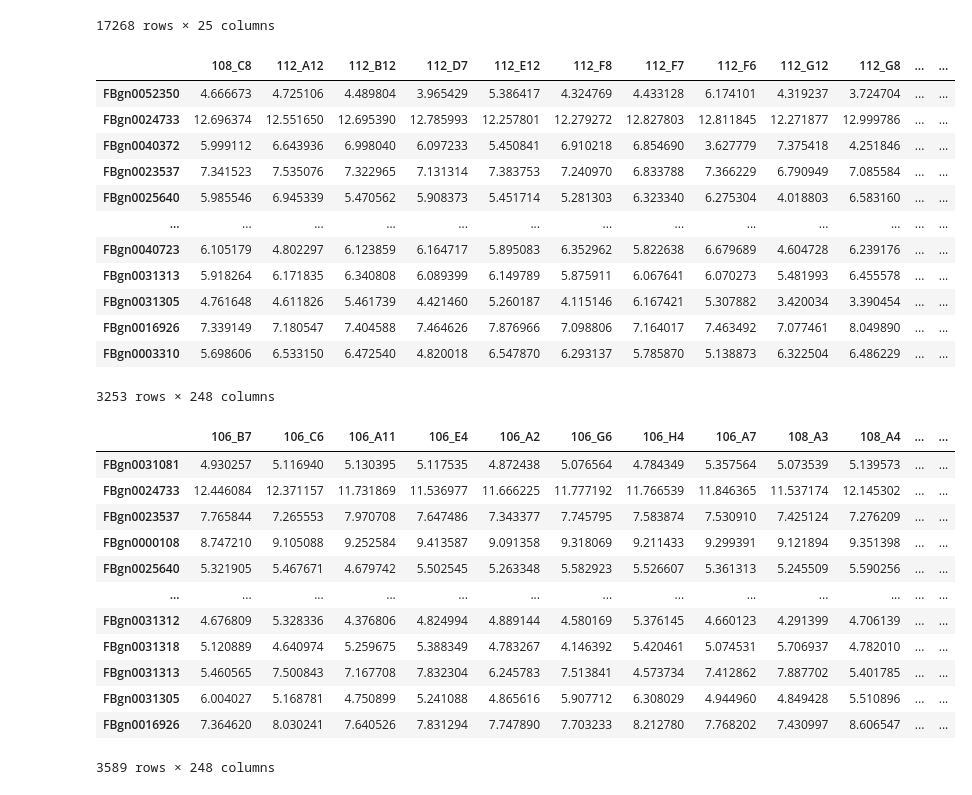
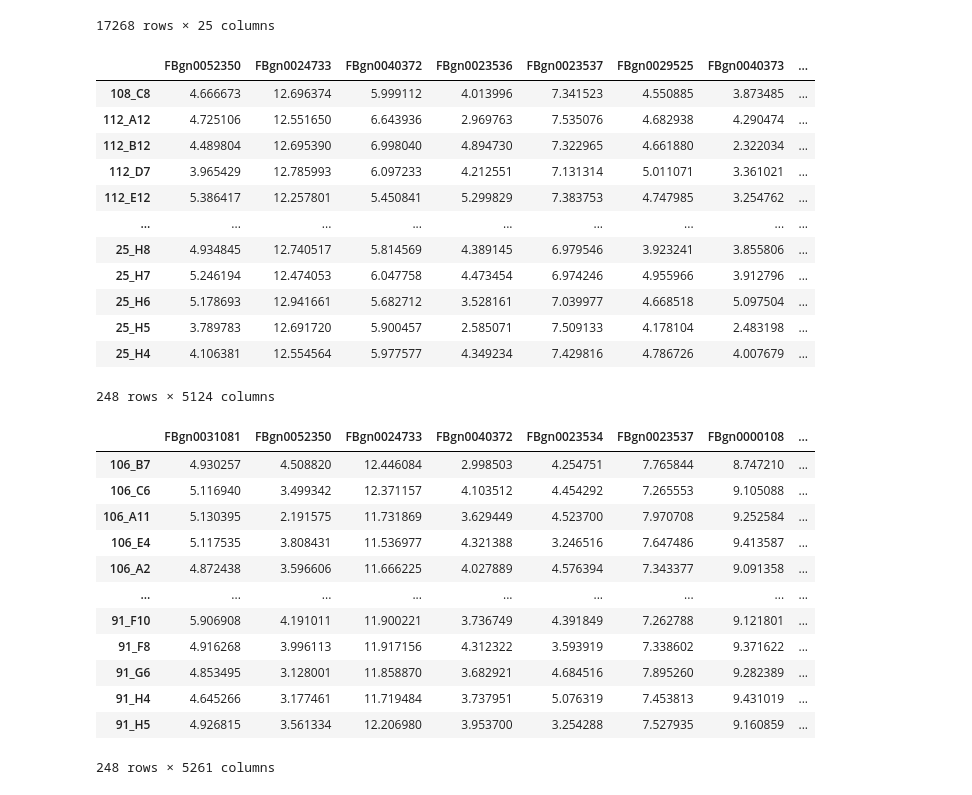
Before and after one commit to diogro/NEX-HS_C-GxE, a Jupyter notebook: SBM/Control-BodyHead - NetworkStats.ipynb, the cells around one changed output. Cells and saved outputs as stored; diff of their text form; code cells hidden in the pictures.

Commit message:
WGCNA runs on large graphs

```diff
--- a/SBM/Control-BodyHead - NetworkStats.ipynb
+++ b/SBM/Control-BodyHead - NetworkStats.ipynb
@@ -140,8 +140,8 @@ gene_stats["body"].append(gene_stats["head"])
 # %%
 gene_stats["body"].append(gene_stats["head"]).to_csv("../data/output/connectivity_stats_VOOMCounts_CPM1_headbody_ctrl_onlygenesinmainchr_covfree_Jul21.21.csv")
 # %%
-g_body = load_graph("../data/output/SBM/graphs/body_fdrLevel-1e-05_genes-3253_density-0.052.xml.gz")
-g_head = load_graph("../data/output/SBM/graphs/head_fdrLevel-0.0001_genes-3589_density-0.021.xml.gz")
+g_body = load_graph("../data/output/SBM/graphs/body_fdrLevel-0.001_genes-5124_density-0.059.xml.gz")
+g_head = load_graph("../data/output/SBM/graphs/head_fdrLevel-0.01_genes-5261_density-0.033.xml.gz")
 # %%
 ### Input expression data
 folder = "/Genomics/ayroleslab2/lamaya/bigProject/eQTLcatalog/modularity/matrices/"
@@ -149,34 +149,36 @@ gene_expr_body = pd.read_table(folder + "VOOMCounts_CPM1_body_ctrl_249ind_counts
 gene_expr_head = pd.read_table(folder + "VOOMCounts_CPM1_head_ctrl_248ind_counts3M_covfree_Aug3121.txt")
 gene_expr_dict = {"head": gene_expr_head.T, "body": gene_expr_body.T}
 # %%
-saveGeneTable(g_body, gene_expr_dict["body"], "body_table_MMC_fdrLevel-1e-05.csv", transpose = True)
+saveGeneTable(g_body, gene_expr_dict["body"], "../data/output/SBM/body_table_MMC_fdrLevel-1e-03.csv", transpose = True)
+saveGeneTable(g_body, gene_expr_dict["body"], "../data/output/SBM/body_table_WGCNA_fdrLevel-1e-03.csv")
 # %% [output]
-|  | 108_C8 | 112_A12 | 112_B12 | 112_D7 | 112_E12 | 112_F8 | 112_F7 | 112_F6 | 112_G12 | 112_G8 | ... | ... |
-| FBgn0052350 | 4.666673 | 4.725106 | 4.489804 | 3.965429 | 5.386417 | 4.324769 | 4.433128 | 6.174101 | 4.319237 | 3.724704 | ... | ... |
-| FBgn0024733 | 12.696374 | 12.551650 | 12.695390 | 12.785993 | 12.257801 | 12.279272 | 12.827803 | 12.811845 | 12.271877 | 12.999786 | ... | ... |
-| FBgn0040372 | 5.999112 | 6.643936 | 6.998040 | 6.097233 | 5.450841 | 6.910218 | 6.854690 | 3.627779 | 7.375418 | 4.251846 | ... | ... |
-| FBgn0023537 | 7.341523 | 7.535076 | 7.322965 | 7.131314 | 7.383753 | 7.240970 | 6.833788 | 7.366229 | 6.790949 | 7.085584 | ... | ... |
-| FBgn0025640 | 5.985546 | 6.945339 | 5.470562 | 5.908373 | 5.451714 | 5.281303 | 6.323340 | 6.275304 | 4.018803 | 6.583160 | ... | ... |
-| ... | ... | ... | ... | ... | ... | ... | ... | ... | ... | ... | ... | ... |
-| FBgn0040723 | 6.105179 | 4.802297 | 6.123859 | 6.164717 | 5.895083 | 6.352962 | 5.822638 | 6.679689 | 4.604728 | 6.239176 | ... | ... |
-| FBgn0031313 | 5.918264 | 6.171835 | 6.340808 | 6.089399 | 6.149789 | 5.875911 | 6.067641 | 6.070273 | 5.481993 | 6.455578 | ... | ... |
-| FBgn0031305 | 4.761648 | 4.611826 | 5.461739 | 4.421460 | 5.260187 | 4.115146 | 6.167421 | 5.307882 | 3.420034 | 3.390454 | ... | ... |
-| FBgn0016926 | 7.339149 | 7.180547 | 7.404588 | 7.464626 | 7.876966 | 7.098806 | 7.164017 | 7.463492 | 7.077461 | 8.049890 | ... | ... |
-| FBgn0003310 | 5.698606 | 6.533150 | 6.472540 | 4.820018 | 6.547870 | 6.293137 | 5.785870 | 5.138873 | 6.322504 | 6.486229 | ... | ... |
+|  | FBgn0052350 | FBgn0024733 | FBgn0040372 | FBgn0023536 | FBgn0023537 | FBgn0029525 | FBgn0040373 | ... |
+| 108_C8 | 4.666673 | 12.696374 | 5.999112 | 4.013996 | 7.341523 | 4.550885 | 3.873485 | ... |
+| 112_A12 | 4.725106 | 12.551650 | 6.643936 | 2.969763 | 7.535076 | 4.682938 | 4.290474 | ... |
+| 112_B12 | 4.489804 | 12.695390 | 6.998040 | 4.894730 | 7.322965 | 4.661880 | 2.322034 | ... |
+| 112_D7 | 3.965429 | 12.785993 | 6.097233 | 4.212551 | 7.131314 | 5.011071 | 3.361021 | ... |
+| 112_E12 | 5.386417 | 12.257801 | 5.450841 | 5.299829 | 7.383753 | 4.747985 | 3.254762 | ... |
+| ... | ... | ... | ... | ... | ... | ... | ... | ... |
+| 25_H8 | 4.934845 | 12.740517 | 5.814569 | 4.389145 | 6.979546 | 3.923241 | 3.855806 | ... |
+| 25_H7 | 5.246194 | 12.474053 | 6.047758 | 4.473454 | 6.974246 | 4.955966 | 3.912796 | ... |
+| 25_H6 | 5.178693 | 12.941661 | 5.682712 | 3.528161 | 7.039977 | 4.668518 | 5.097504 | ... |
+| 25_H5 | 3.789783 | 12.691720 | 5.900457 | 2.585071 | 7.509133 | 4.178104 | 2.483198 | ... |
+| 25_H4 | 4.106381 | 12.554564 | 5.977577 | 4.349234 | 7.429816 | 4.786726 | 4.007679 | ... |
-3253 rows × 248 columns
+248 rows × 5124 columns
 # %%
-saveGeneTable(g_head, gene_expr_dict["head"], "head_table_MMC_fdrLevel-1e-04.csv", transpose = True)
+saveGeneTable(g_head, gene_expr_dict["head"], "../data/output/SBM/head_table_MMC_fdrLevel-1e-02.csv", transpose = True)
+saveGeneTable(g_head, gene_expr_dict["head"], "../data/output/SBM/head_table_WGCNA_fdrLevel-1e-02.csv")
 # %% [output]
-|  | 106_B7 | 106_C6 | 106_A11 | 106_E4 | 106_A2 | 106_G6 | 106_H4 | 106_A7 | 108_A3 | 108_A4 | ... | ... |
-| FBgn0031081 | 4.930257 | 5.116940 | 5.130395 | 5.117535 | 4.872438 | 5.076564 | 4.784349 | 5.357564 | 5.073539 | 5.139573 | ... | ... |
-| FBgn0024733 | 12.446084 | 12.371157 | 11.731869 | 11.536977 | 11.666225 | 11.777192 | 11.766539 | 11.846365 | 11.537174 | 12.145302 | ... | ... |
-| FBgn0023537 | 7.765844 | 7.265553 | 7.970708 | 7.647486 | 7.343377 | 7.745795 | 7.583874 | 7.530910 | 7.425124 | 7.276209 | ... | ... |
-| FBgn0000108 | 8.747210 | 9.105088 | 9.252584 | 9.413587 | 9.091358 | 9.318069 | 9.211433 | 9.299391 | 9.121894 | 9.351398 | ... | ... |
-| FBgn0025640 | 5.321905 | 5.467671 | 4.679742 | 5.502545 | 5.263348 | 5.582923 | 5.526607 | 5.361313 | 5.245509 | 5.590256 | ... | ... |
-| ... | ... | ... | ... | ... | ... | ... | ... | ... | ... | ... | ... | ... |
-| FBgn0031312 | 4.676809 | 5.328336 | 4.376806 | 4.824994 | 4.889144 | 4.580169 | 5.376145 | 4.660123 | 4.291399 | 4.706139 | ... | ... |
-| FBgn0031318 | 5.120889 | 4.640974 | 5.259675 | 5.388349 | 4.783267 | 4.146392 | 5.420461 | 5.074531 | 5.706937 | 4.782010 | ... | ... |
-| FBgn0031313 | 5.460565 | 7.500843 | 7.167708 | 7.832304 | 6.245783 | 7.513841 | 4.573734 | 7.412862 | 7.887702 | 5.401785 | ... | ... |
-| FBgn0031305 | 6.004027 | 5.168781 | 4.750899 | 5.241088 | 4.865616 | 5.907712 | 6.308029 | 4.944960 | 4.849428 | 5.510896 | ... | ... |
-| FBgn0016926 | 7.364620 | 8.030241 | 7.640526 | 7.831294 | 7.747890 | 7.703233 | 8.212780 | 7.768202 | 7.430997 | 8.606547 | ... | ... |
+|  | FBgn0031081 | FBgn0052350 | FBgn0024733 | FBgn0040372 | FBgn0023534 | FBgn0023537 | FBgn0000108 | ... |
+| 106_B7 | 4.930257 | 4.508820 | 12.446084 | 2.998503 | 4.254751 | 7.765844 | 8.747210 | ... |
+| 106_C6 | 5.116940 | 3.499342 | 12.371157 | 4.103512 | 4.454292 | 7.265553 | 9.105088 | ... |
+| 106_A11 | 5.130395 | 2.191575 | 11.731869 | 3.629449 | 4.523700 | 7.970708 | 9.252584 | ... |
+| 106_E4 | 5.117535 | 3.808431 | 11.536977 | 4.321388 | 3.246516 | 7.647486 | 9.413587 | ... |
+| 106_A2 | 4.872438 | 3.596606 | 11.666225 | 4.027889 | 4.576394 | 7.343377 | 9.091358 | ... |
+| ... | ... | ... | ... | ... | ... | ... | ... | ... |
+| 91_F10 | 5.906908 | 4.191011 | 11.900221 | 3.736749 | 4.391849 | 7.262788 | 9.121801 | ... |
+| 91_F8 | 4.916268 | 3.996113 | 11.917156 | 4.312322 | 3.593919 | 7.338602 | 9.371622 | ... |
+| 91_G6 | 4.853495 | 3.128001 | 11.858870 | 3.682921 | 4.684516 | 7.895260 | 9.282389 | ... |
+| 91_H4 | 4.645266 | 3.177461 | 11.719484 | 3.737951 | 5.076319 | 7.453813 | 9.431019 | ... |
+| 91_H5 | 4.926815 | 3.561334 | 12.206980 | 3.953700 | 3.254288 | 7.527935 | 9.160859 | ... |
-3589 rows × 248 columns
+248 rows × 5261 columns
```
Also changed, not shown: 5 other files.
